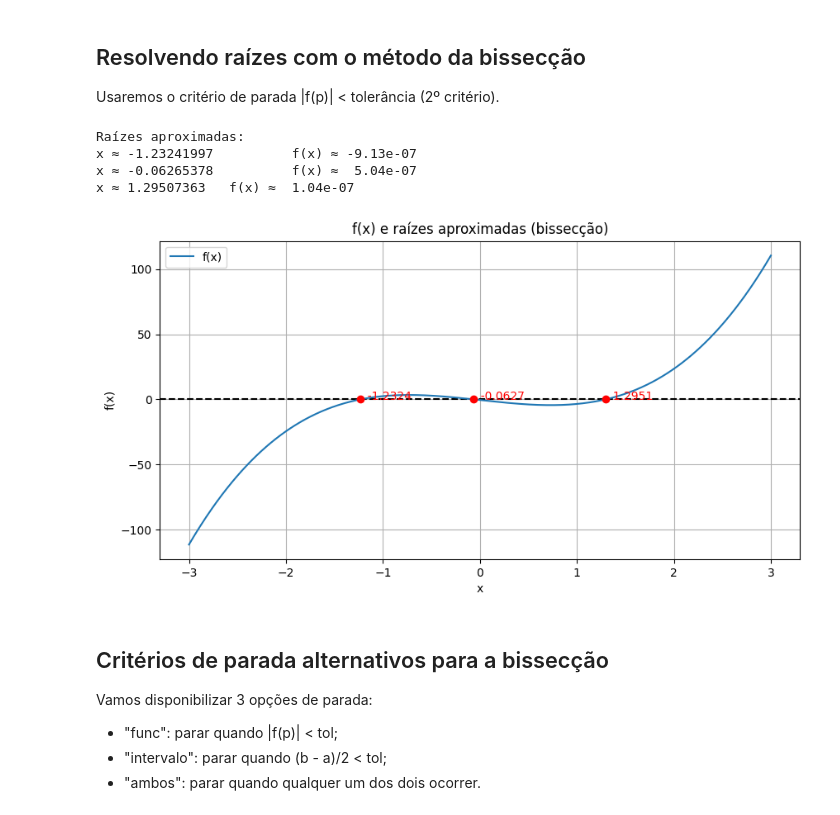
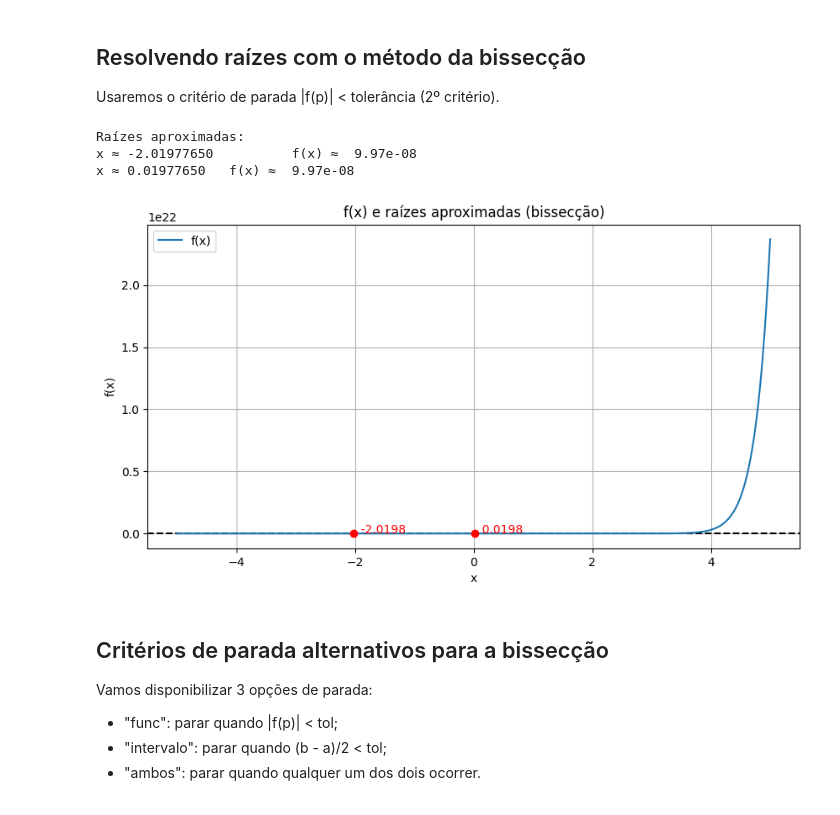
Before and after one commit to Alan007BR/University-UFG, a Jupyter notebook: CN/prova1/repertório/isolamento_e_metodos.ipynb, the cells around one changed output. Saved outputs shown, nothing was run; the diff lists cells and outputs as text; code cells hidden in the pictures.

```diff
--- a/CN/prova1/repertório/isolamento_e_metodos.ipynb
+++ b/CN/prova1/repertório/isolamento_e_metodos.ipynb
@@ -27,7 +27,7 @@ import matplotlib.pyplot as plt
 
 # Definição da função
 def f(x):
-    return 5*x**3 - 8*x - 0.5
+    return 5000*(1+x)**(24) - 8000
 # %% [markdown]
 ## Construindo a tabela
 Algoritmo para gerar uma tabela de intervalos com comprimentos x para achar a variação de sinal, o que indica a presença de raízes em cada varição de sinal
@@ -77,7 +77,7 @@ def encontra_intervalos(f, a, b, h=0.5, amostragem=20):
 
 
 # Exemplo de uso
-intervalos = encontra_intervalos(f, -3, 3, h=0.5)
+intervalos = encontra_intervalos(f, -5, 5, h=0.5)
 print("\nIntervalos com raiz:", [(float(a), float(b)) for (a,b) in intervalos])
 # %% [output]
       Intervalo |       f(a) |       f(b) |    Raiz?
@@ -167,7 +168,7 @@ def bissecao3(f, a, b, tol=1e-6, max_iter=100):
 try:
     intervalos
 except NameError:
-    intervalos = encontra_intervalos(f, -3, 3, h=0.5)
+    intervalos = encontra_intervalos(f, -5, 5, h=0.5)
 
 raizes = []
 for (a, b) in intervalos:
@@ -195,28 +196,27 @@ for r in raizes_unicas:
     print(f"x ≈ {r:.8f} \t f(x) ≈ {f(r): .2e}")
 # %% [output]
 Raízes aproximadas:
-x ≈ -1.23241997          f(x) ≈ -9.13e-07
-x ≈ -0.06265378          f(x) ≈  5.04e-07
-x ≈ 1.29507363   f(x) ≈  1.04e-07
+x ≈ -2.01977650          f(x) ≈  9.97e-08
+x ≈ 0.01977650   f(x) ≈  9.97e-08
 # %%
 # Plot opcional marcando as raízes encontradas
-x_plot = np.linspace(-3, 3, 600)
+x_plot = np.linspace(-5, 5, 600)
 y_plot = np.array([f(x) for x in x_plot])
 plt.figure(figsize=(10,5))
 plt.axhline(0, color='black', linestyle='--')
 plt.plot(x_plot, y_plot, label='f(x)')
 if 'raizes_unicas' in globals():
     for r in raizes_unicas:
         plt.scatter(r, f(r), color='red', zorder=5)
         plt.text(r, f(r), f"  {r:.4f}", color='red')
 plt.title('f(x) e raízes aproximadas (bissecção)')
 plt.xlabel('x')
 plt.ylabel('f(x)')
 plt.grid(True)
 plt.legend()
 plt.show()
 # %% [output]
-[figure, old version]
+[figure, new version]
 # %% [markdown]
 ## Critérios de parada alternativos para a bissecção
 Vamos disponibilizar 3 opções de parada:
```
Also changed, not shown: parts of 4 cells of this notebook, 11 other files.
